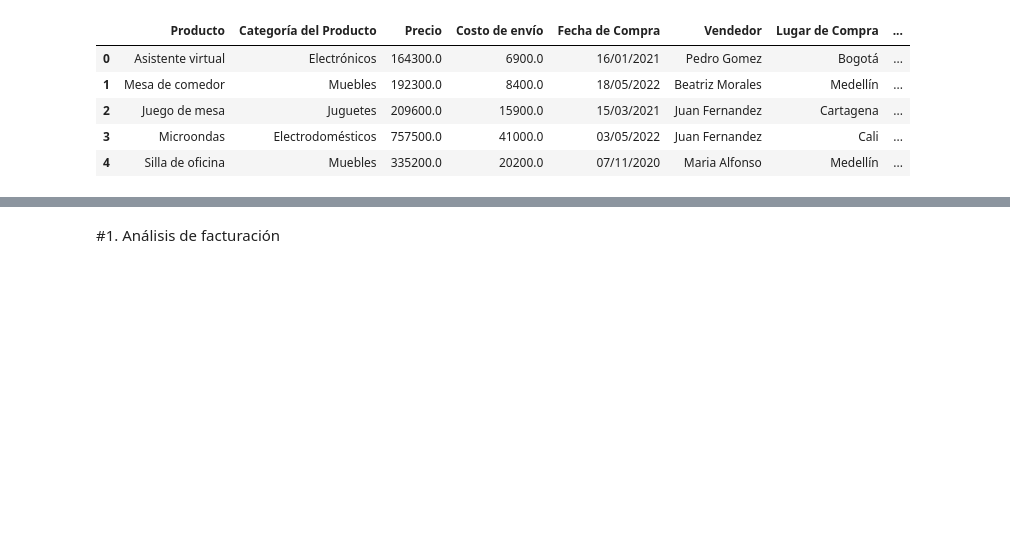
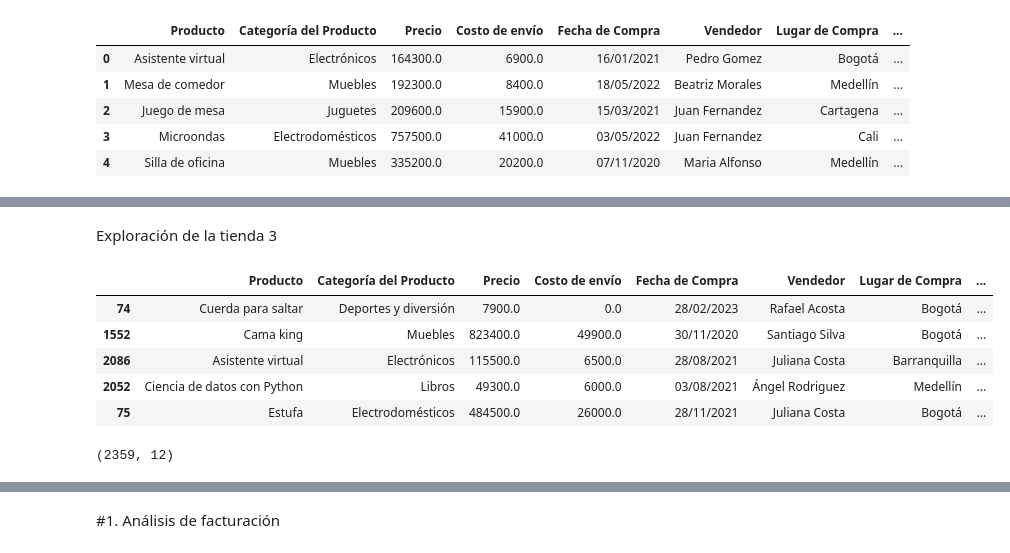
Before and after one commit to Nancy-Velazquez/AluraStoreLatam, a Jupyter notebook: AluraStoreLatam.ipynb, the cells around one changed output, grey strips where cells are left out. Cells and saved outputs as stored; diff of their text form; code cells hidden in the pictures; blank space fills up the shorter version.

```diff
--- a/AluraStoreLatam.ipynb
+++ b/AluraStoreLatam.ipynb
@@ -25,0 +102,15 @@ tienda.head()
+# %% [markdown]
+Exploración de la tienda 3
+# %%
+tienda3.sample(5)
+# %% [output]
+|  | Producto | Categoría del Producto | Precio | Costo de envío | Fecha de Compra | Vendedor | Lugar de Compra | ... |
+| 74 | Cuerda para saltar | Deportes y diversión | 7900.0 | 0.0 | 28/02/2023 | Rafael Acosta | Bogotá | ... |
+| 1552 | Cama king | Muebles | 823400.0 | 49900.0 | 30/11/2020 | Santiago Silva | Bogotá | ... |
+| 2086 | Asistente virtual | Electrónicos | 115500.0 | 6500.0 | 28/08/2021 | Juliana Costa | Barranquilla | ... |
+| 2052 | Ciencia de datos con Python | Libros | 49300.0 | 6000.0 | 03/08/2021 | Ángel Rodriguez | Medellín | ... |
+| 75 | Estufa | Electrodomésticos | 484500.0 | 26000.0 | 28/11/2021 | Juliana Costa | Bogotá | ... |
+# %%
+tienda3.shape
+# %% [output]
+(2359, 12)
```
Also changed, not shown: parts of 14 cells of this notebook.
